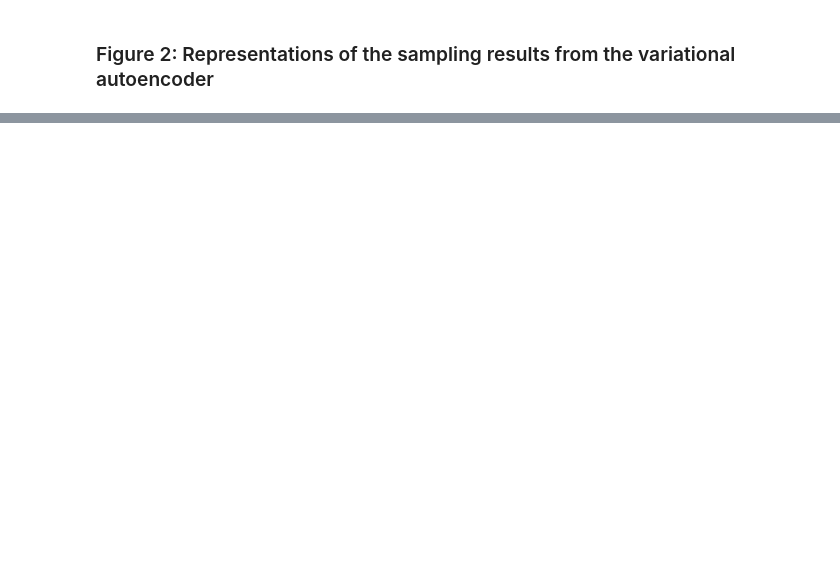
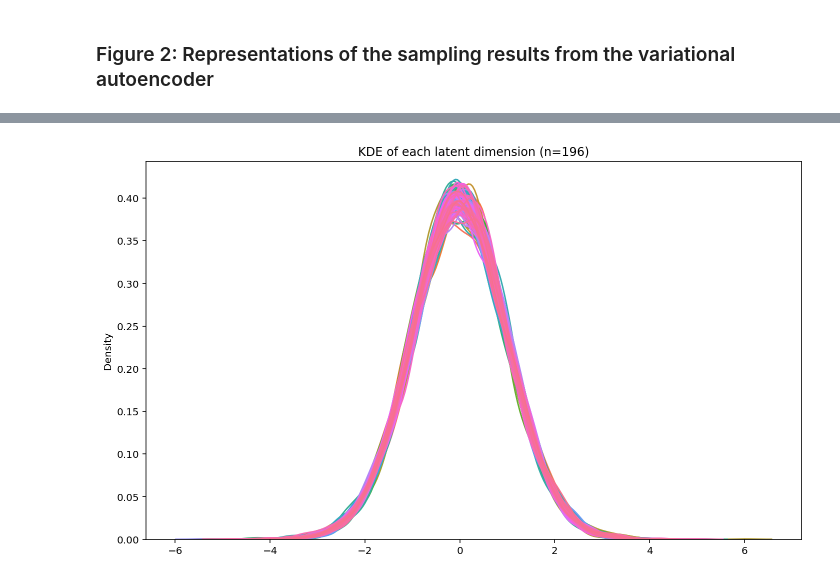
Before and after one commit to KnightTec/chemical_vae, a Jupyter notebook: examples/zinc_results.ipynb, the cells around one changed output, grey strips where cells are left out. Cells and saved outputs as stored; diff of their text form; code cells hidden in the pictures; blank space fills up the shorter version.

```diff
--- a/examples/zinc_results.ipynb
+++ b/examples/zinc_results.ipynb
@@ -2,0 +24,2 @@
+# %%
+vae = VAEUtils(directory='../models/zinc')
@@ -11,3 +52,30 @@ a) Kernel Density Estimation (KDE) of each latent dimension of the autoencoder,
+# %%
+import numpy as np
+import matplotlib.pyplot as plt
+import seaborn as sns
+
+# encode 5000 random molecules and plot a kernel density estimate of their latent representation
+# to show that the latent variables follow a gaussian distribution
+# TODO: the paper encodes molecules from outside the training set
+
+rand_5000_molecules = vae.random_molecules(size=5000)
+X_rand_5000_molecules = vae.smiles_to_hot(rand_5000_molecules,canonize_smiles=True)
+z_rand_5000_molecules = vae.encode(X_rand_5000_molecules)
+
+# Set up the plotting environment
+plt.figure(figsize=(10, 6))
+
+# For each dimension in the data, compute and plot the KDE
+for dim in range(z_rand_5000_molecules.shape[1]):
+    sns.kdeplot(z_rand_5000_molecules[:, dim], legend=False, color=sns.color_palette("husl", 196)[dim])
+
+plt.title('KDE of each latent dimension (n=196)')
+#plt.xlabel('Z (unstandardized)')
+#plt.ylabel('Normalized Frequency')
+plt.tight_layout()
+plt.show()
+# %% [output]
+[figure, added]
 # %% [markdown]
 b) histogram of sampled
 molecules for a single point in the latent space; the distances of the molecules from the original query are shown by the lines corresponding to the right axis
```
Also changed, not shown: parts of 7 cells of this notebook, 1 other file.
